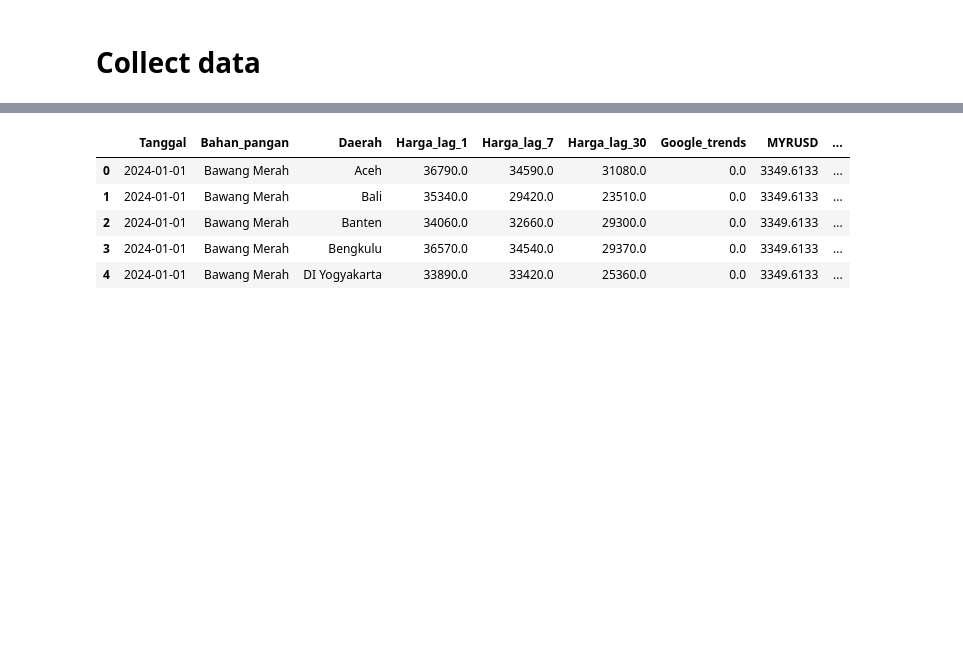
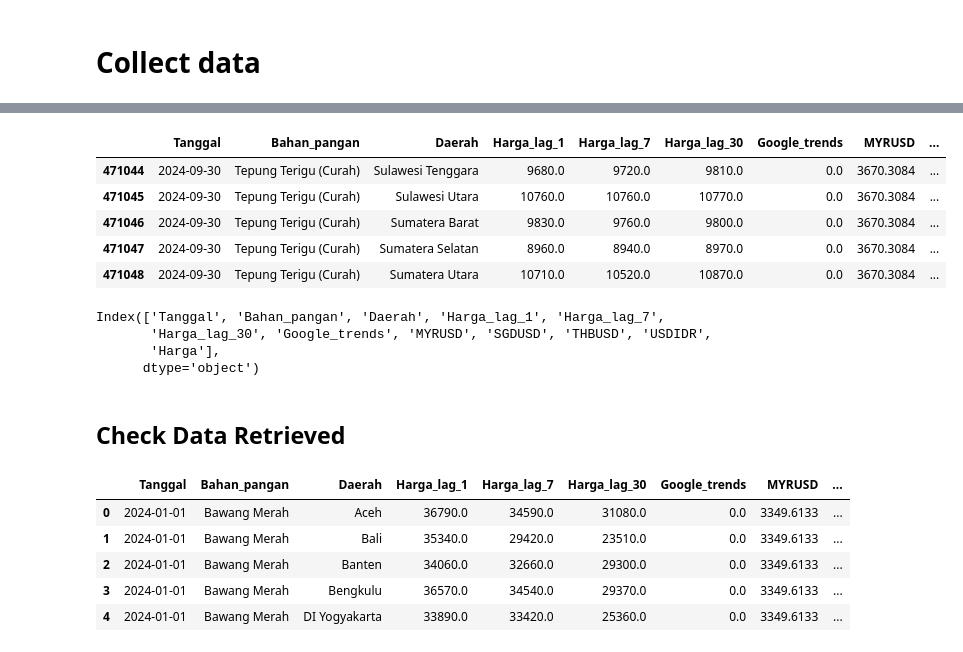
Before and after one commit to Excel951/expert-succotash, a Jupyter notebook: qualification/xxx.ipynb, the cells around one changed output, grey strips where cells are left out. Cells and saved outputs as stored; diff of their text form; code cells hidden in the pictures; blank space fills up the shorter version.

Commit message:
forecast google trends done, kurs progres

```diff
--- a/qualification/xxx.ipynb
+++ b/qualification/xxx.ipynb
@@ -173,0 +212,3 @@ for date in [tanggal_awal + dt.timedelta(days=x) for x in range((tanggal_akhir -
+# %%
+data_training=pd.read_csv('train.csv')
+data_training['Tanggal'] = pd.to_datetime(data_training['Tanggal'], format='%Y-%m-%d', errors='coerce')
@@ -174,3 +266,21 @@ for date in [tanggal_awal + dt.timedelta(days=x) for x in range((tanggal_akhir -
+# %%
+data_training.tail()
+# %% [output]
+|  | Tanggal | Bahan_pangan | Daerah | Harga_lag_1 | Harga_lag_7 | Harga_lag_30 | Google_trends | MYRUSD | ... |
+| 471044 | 2024-09-30 | Tepung Terigu (Curah) | Sulawesi Tenggara | 9680.0 | 9720.0 | 9810.0 | 0.0 | 3670.3084 | ... |
+| 471045 | 2024-09-30 | Tepung Terigu (Curah) | Sulawesi Utara | 10760.0 | 10760.0 | 10770.0 | 0.0 | 3670.3084 | ... |
+| 471046 | 2024-09-30 | Tepung Terigu (Curah) | Sumatera Barat | 9830.0 | 9760.0 | 9800.0 | 0.0 | 3670.3084 | ... |
+| 471047 | 2024-09-30 | Tepung Terigu (Curah) | Sumatera Selatan | 8960.0 | 8940.0 | 8970.0 | 0.0 | 3670.3084 | ... |
+| 471048 | 2024-09-30 | Tepung Terigu (Curah) | Sumatera Utara | 10710.0 | 10520.0 | 10870.0 | 0.0 | 3670.3084 | ... |
+# %%
+pd.read_csv('train.csv').columns
+# %% [output]
+Index(['Tanggal', 'Bahan_pangan', 'Daerah', 'Harga_lag_1', 'Harga_lag_7',
+       'Harga_lag_30', 'Google_trends', 'MYRUSD', 'SGDUSD', 'THBUSD', 'USDIDR',
+       'Harga'],
+      dtype='object')
+# %% [markdown]
+## Check Data Retrieved
 # %%
 df_bhn_pgn_all.head()
 # %% [output]
```
Also changed, not shown: parts of 20 cells of this notebook, 7 other files.
